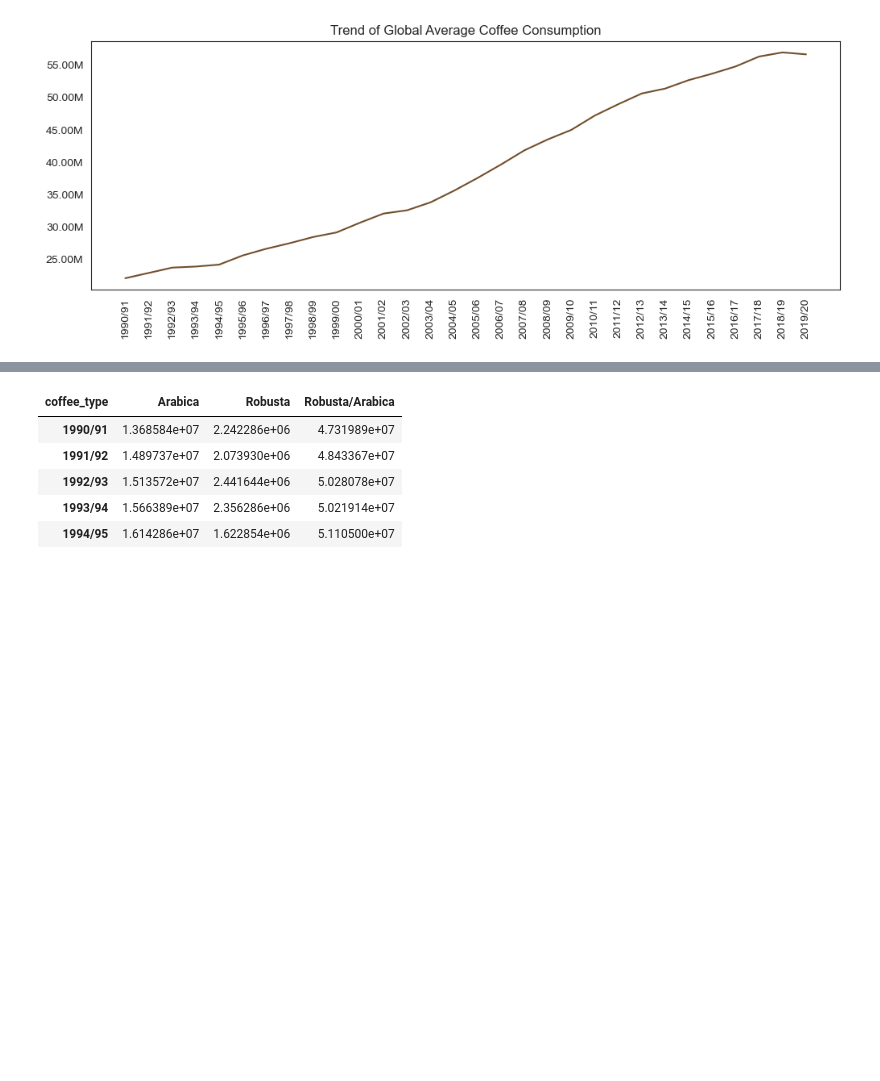
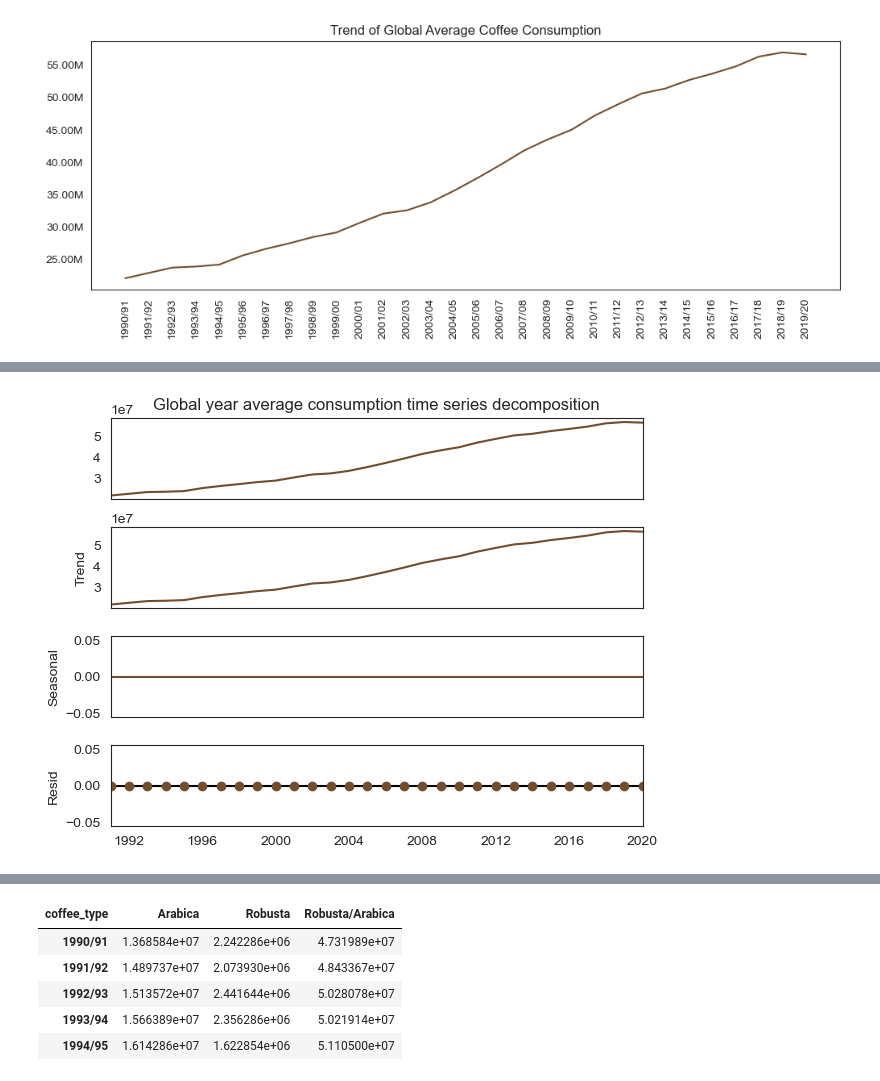
Before and after one commit to samaregbesola/coffee-domestic-consumption-analysis, a Jupyter notebook: notebooks/coffee_domestic_consumption_clean_and_EDA.ipynb, the cells around one changed output, grey strips where cells are left out. Saved outputs shown, nothing was run; the diff lists cells and outputs as text; code cells hidden in the pictures; blank space fills up the shorter version.

```diff
--- a/notebooks/coffee_domestic_consumption_clean_and_EDA.ipynb
+++ b/notebooks/coffee_domestic_consumption_clean_and_EDA.ipynb
@@ -592,3 +735,6 @@ plt.savefig('../images/global_average_consumption.png', dpi=500, bbox_inches='ti
 plt.show()
 # %% [output]
 [figure]
+# %%
+yearly_average_df = yearly_average_df.set_index(pd.to_datetime(yearly_average_df.index, format='%Y/%y'))
+yearly_average_df.head()
@@ -594,0 +748,16 @@ plt.show()
+# %%
+from statsmodels.tsa.seasonal import seasonal_decompose
+
+# Decompose the time series to analyze trend, seasonality, and residuals
+result = seasonal_decompose(yearly_average_df['yearly_average'], model='additive', period=1)
+
+# Plotting the decomposed components of the time series
+decomposed = result.plot()
+
+# Get the axes of the figure and set the title of the first subplot
+decomposed.axes[0].set_title('Global year average consumption time series decomposition')
+
+plt.savefig('../images/global_yearly_average_time_series_decomposition.png', dpi=500, bbox_inches='tight')
+plt.show()
+# %% [output]
+[figure, added]
```
Also changed, not shown: parts of 45 cells of this notebook, 1 other file.
